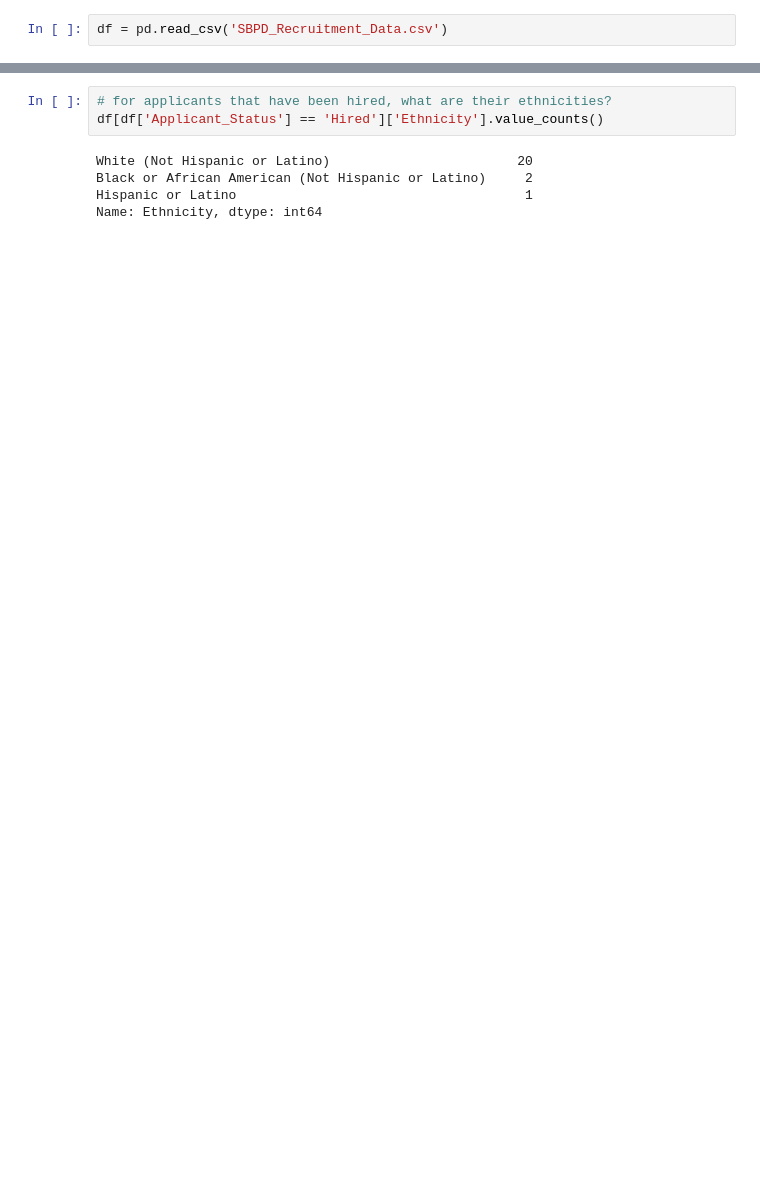
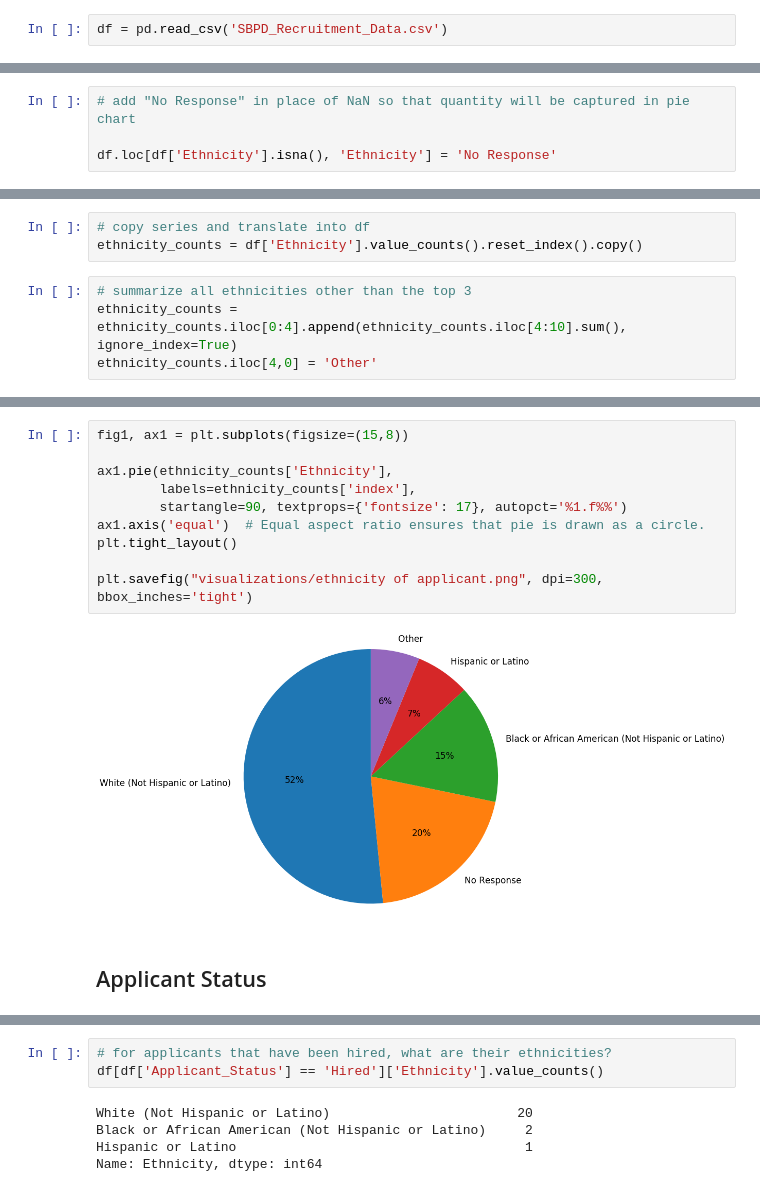
Before and after one commit to mrkjhsn/South-Bend-Police-Department-Recruitment, a Jupyter notebook: south_bend_police_recruitment.ipynb, the cells around one changed output, grey strips where cells are left out. Saved outputs shown, nothing was run; the diff lists cells and outputs as text; blank space fills up the shorter version.

```diff
--- a/south_bend_police_recruitment.ipynb
+++ b/south_bend_police_recruitment.ipynb
@@ -16,3 +48,7 @@ df.head()
+# %%
+# add "No Response" in place of NaN so that quantity will be captured in pie chart
+
+df.loc[df['Ethnicity'].isna(), 'Ethnicity'] = 'No Response'
 # %%
 # how is ethnicity distributed by applicant?
 df['Ethnicity'].value_counts()
@@ -130,0 +67,7 @@ plt.show()
+# %%
+# copy series and translate into df
+ethnicity_counts = df['Ethnicity'].value_counts().reset_index().copy()
+# %%
+# summarize all ethnicities other than the top 3
+ethnicity_counts = ethnicity_counts.iloc[0:4].append(ethnicity_counts.iloc[4:10].sum(), ignore_index=True)
+ethnicity_counts.iloc[4,0] = 'Other'
@@ -130,0 +84,14 @@ plt.show()
+# %%
+fig1, ax1 = plt.subplots(figsize=(15,8))
+
+ax1.pie(ethnicity_counts['Ethnicity'],
+        labels=ethnicity_counts['index'],
+        startangle=90, textprops={'fontsize': 17}, autopct='%1.f%%')
+ax1.axis('equal')  # Equal aspect ratio ensures that pie is drawn as a circle.
+plt.tight_layout()
+
+plt.savefig("visualizations/ethnicity of applicant.png", dpi=300, bbox_inches='tight')
+# %% [output]
+[figure, added]
+# %% [markdown]
+## Applicant Status
```
Also changed, not shown: parts of 72 cells of this notebook.
